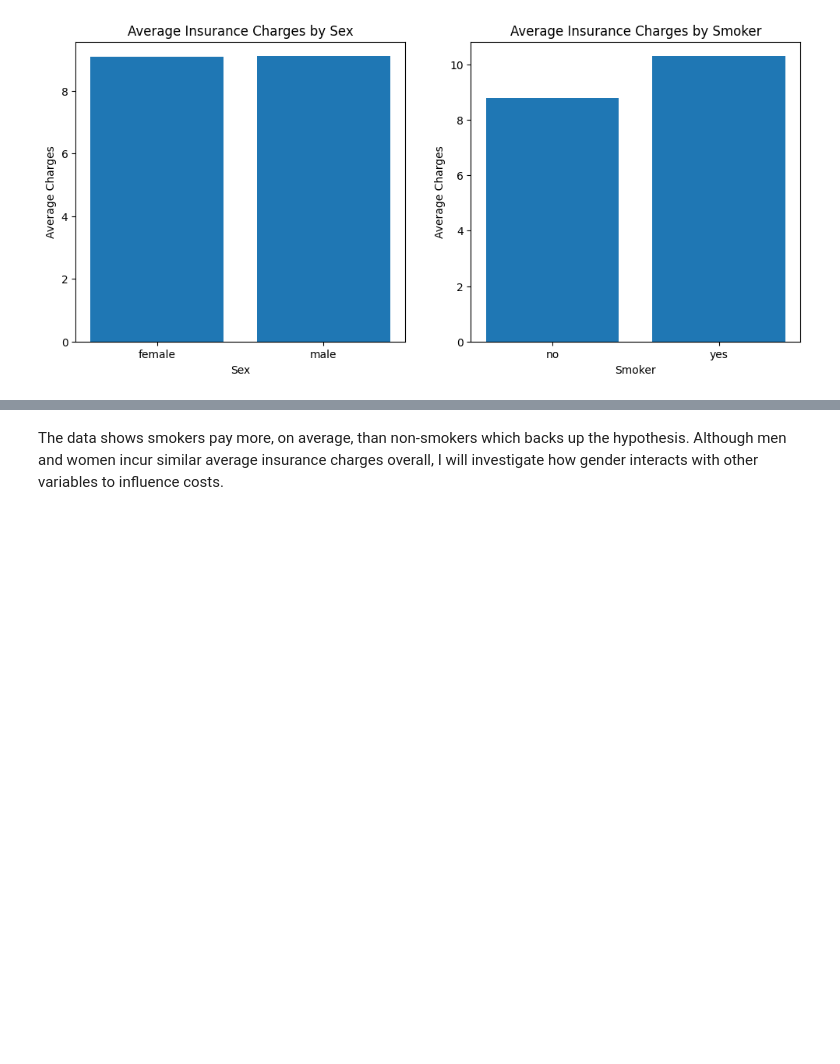
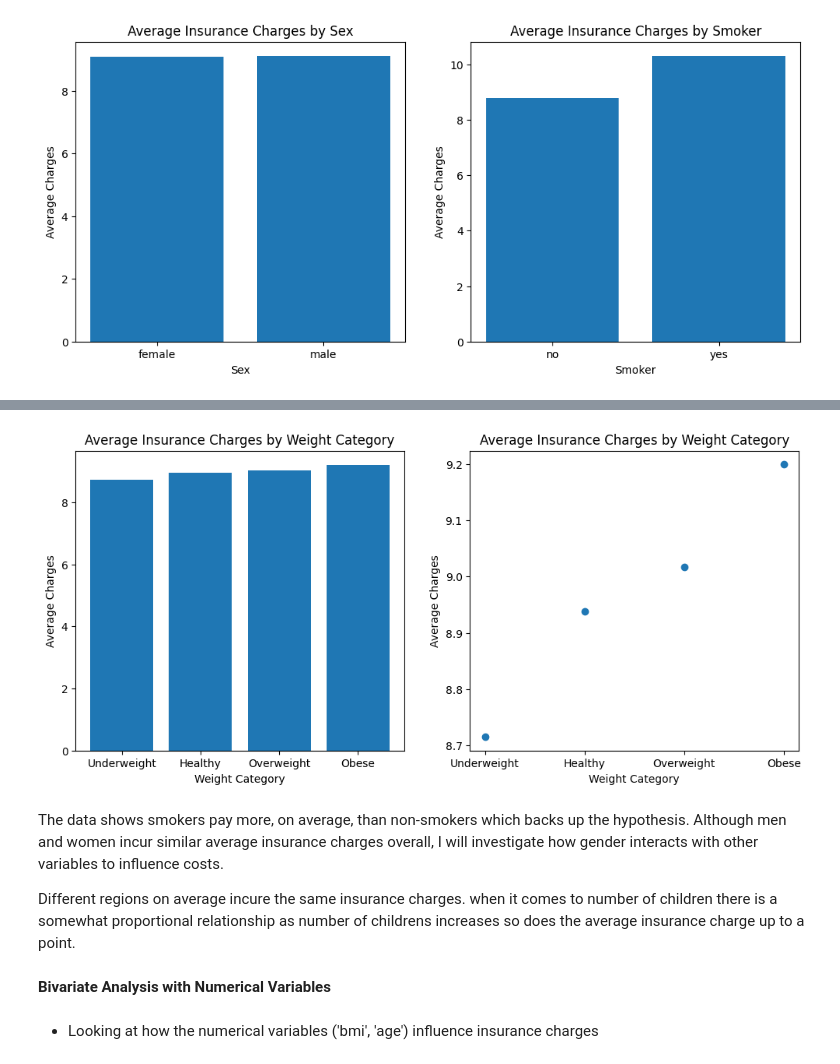
Before and after one commit to Lailah-Idrees/medical_insurance_data_analysis, a Jupyter notebook: jupyter_notebooks/Data_Visualisation.ipynb, the cells around one changed output, grey strips where cells are left out. Drawn from its saved outputs; the diff is of its cells as text; code cells hidden in the pictures; blank space fills up the shorter version.

```diff
--- a/jupyter_notebooks/Data_Visualisation.ipynb
+++ b/jupyter_notebooks/Data_Visualisation.ipynb
@@ -89,3 +102,39 @@ Text(0.5, 1.0, 'Average Insurance Charges by Number of Children')
+# %%
+weight_category_charges = df.groupby('weight_category')['charges'].mean()
+weight_category_charges_charges = df.groupby('smoker')['charges'].mean()
+
+# Step 1: Define the desired order for the weight categories
+desired_order = ['Underweight', 'Healthy', 'Overweight', 'Obese', 'Severely Obese']
+
+# Step 2: Make sure weight_category is treated as a categorical variable with that order
+df['weight_category'] = pd.Categorical(df['weight_category'], categories=desired_order, ordered=True)
+
+# Step 3: Reindex to enforce the order (optional if step 2 is done correctly, but safe to include)
+weight_category_charges = weight_category_charges.reindex(desired_order)
+
+weight_category_charges = df.groupby('weight_category')['charges'].mean()
+fig,axes=plt.subplots(1, 2, figsize=(12,5))
+axes[0].bar(x=weight_category_charges.index, height=weight_category_charges)
+axes[0].set_xlabel('Weight Category')
+axes[0].set_ylabel('Average Charges')
+axes[0].set_title('Average Insurance Charges by Weight Category')
+
+axes[1].scatter(x=weight_category_charges.index, y=weight_category_charges)
+axes[1].set_xlabel('Weight Category')
+axes[1].set_ylabel('Average Charges')
+axes[1].set_title('Average Insurance Charges by Weight Category')
+
+
+plt.show()
+# %% [output]
+[figure, added]
 # %% [markdown]
 The data shows smokers pay more, on average, than non-smokers which backs up the hypothesis.
 Although men and women incur similar average insurance charges overall, I will investigate how gender interacts with other variables to influence costs.
+
+Different regions on average incure the same insurance charges.
+when it comes to number of children there is a somewhat proportional relationship as number of childrens increases so does the average insurance charge up to a point.
+# %% [markdown]
+**Bivariate Analysis with Numerical Variables**
+# %% [markdown]
+* Looking at how the numerical variables ('bmi', 'age') influence insurance charges
```
Also changed, not shown: parts of 4 cells of this notebook.
